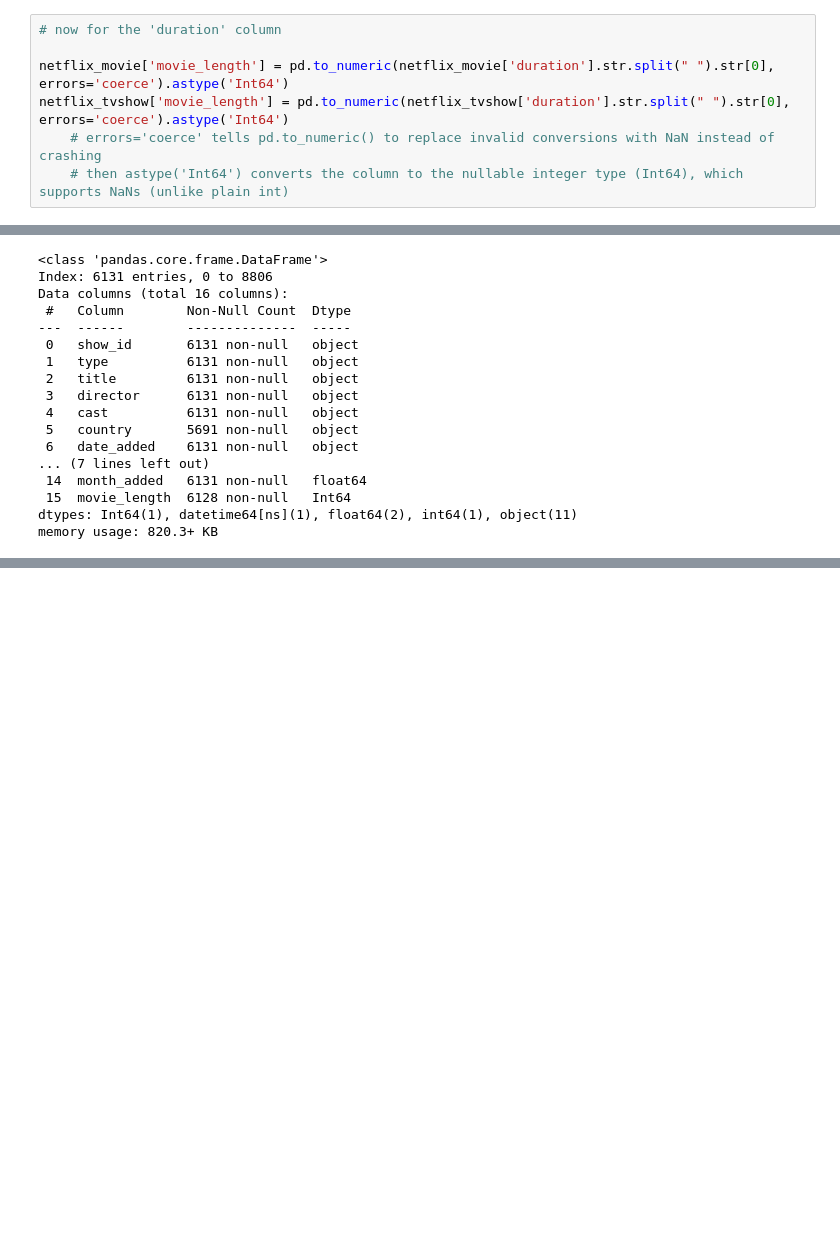
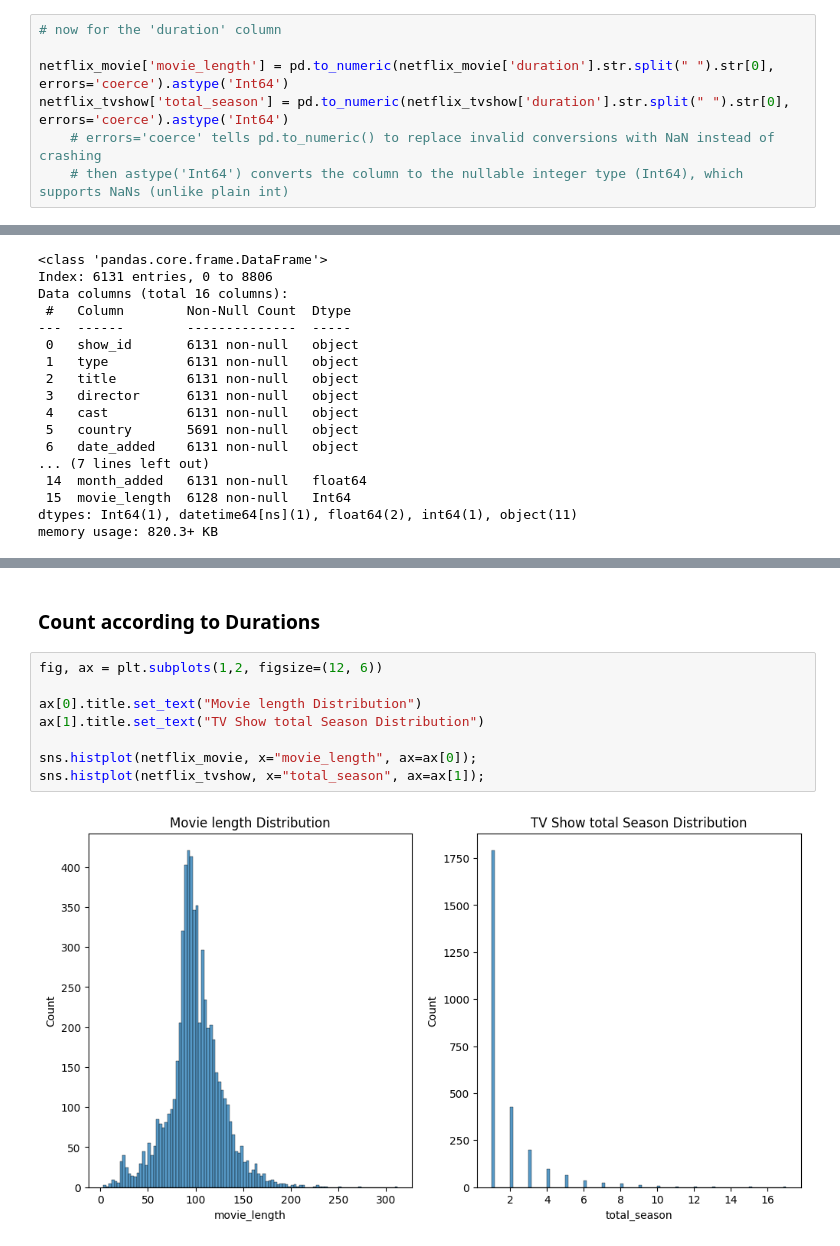
Before and after one commit to abhisheksinha27x/Data-Analysis-Projects, a Jupyter notebook: netflix/main.ipynb, the cells around one changed output, grey strips where cells are left out. Saved outputs shown, nothing was run; the diff lists cells and outputs as text; blank space fills up the shorter version.

```diff
--- a/netflix/main.ipynb
+++ b/netflix/main.ipynb
@@ -146,7 +146,7 @@ netflix_tvshow = netfilx_df[netfilx_df['type'] == 'TV Show'].copy()  # without (
 # now for the 'duration' column
 
 netflix_movie['movie_length'] = pd.to_numeric(netflix_movie['duration'].str.split(" ").str[0], errors='coerce').astype('Int64')
-netflix_tvshow['movie_length'] = pd.to_numeric(netflix_tvshow['duration'].str.split(" ").str[0], errors='coerce').astype('Int64')
+netflix_tvshow['total_season'] = pd.to_numeric(netflix_tvshow['duration'].str.split(" ").str[0], errors='coerce').astype('Int64')
     # errors='coerce' tells pd.to_numeric() to replace invalid conversions with NaN instead of crashing
     # then astype('Int64') converts the column to the nullable integer type (Int64), which supports NaNs (unlike plain int)
 # %%
@@ -171,0 +189,12 @@ memory usage: 820.3+ KB
+# %% [markdown]
+### Count according to Durations
+# %%
+fig, ax = plt.subplots(1,2, figsize=(12, 6))
+
+ax[0].title.set_text("Movie length Distribution")
+ax[1].title.set_text("TV Show total Season Distribution")
+
+sns.histplot(netflix_movie, x="movie_length", ax=ax[0]);
+sns.histplot(netflix_tvshow, x="total_season", ax=ax[1]);
+# %% [output]
+[figure, added]
```
Also changed, not shown: parts of 5 cells of this notebook, 1 other file.
